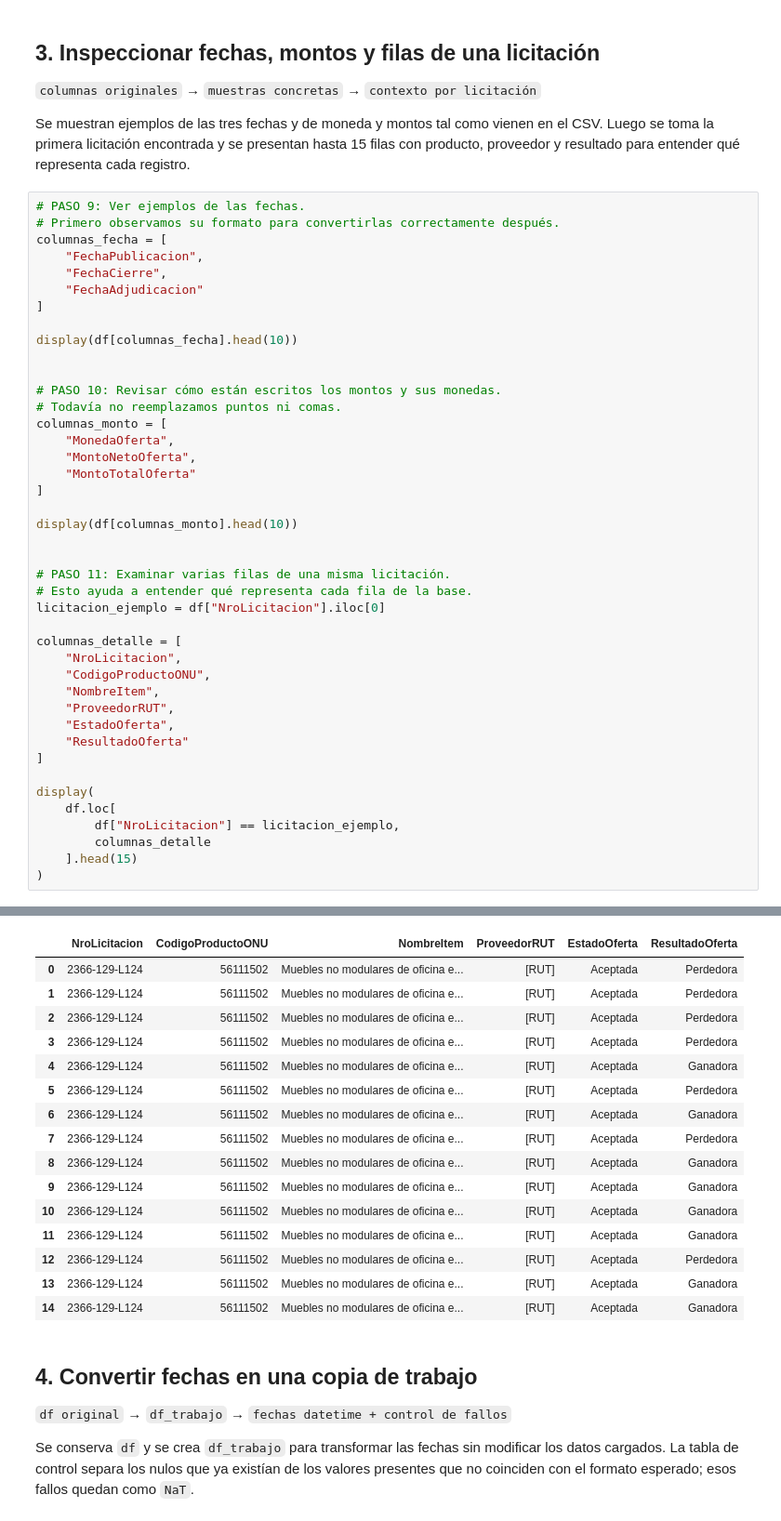
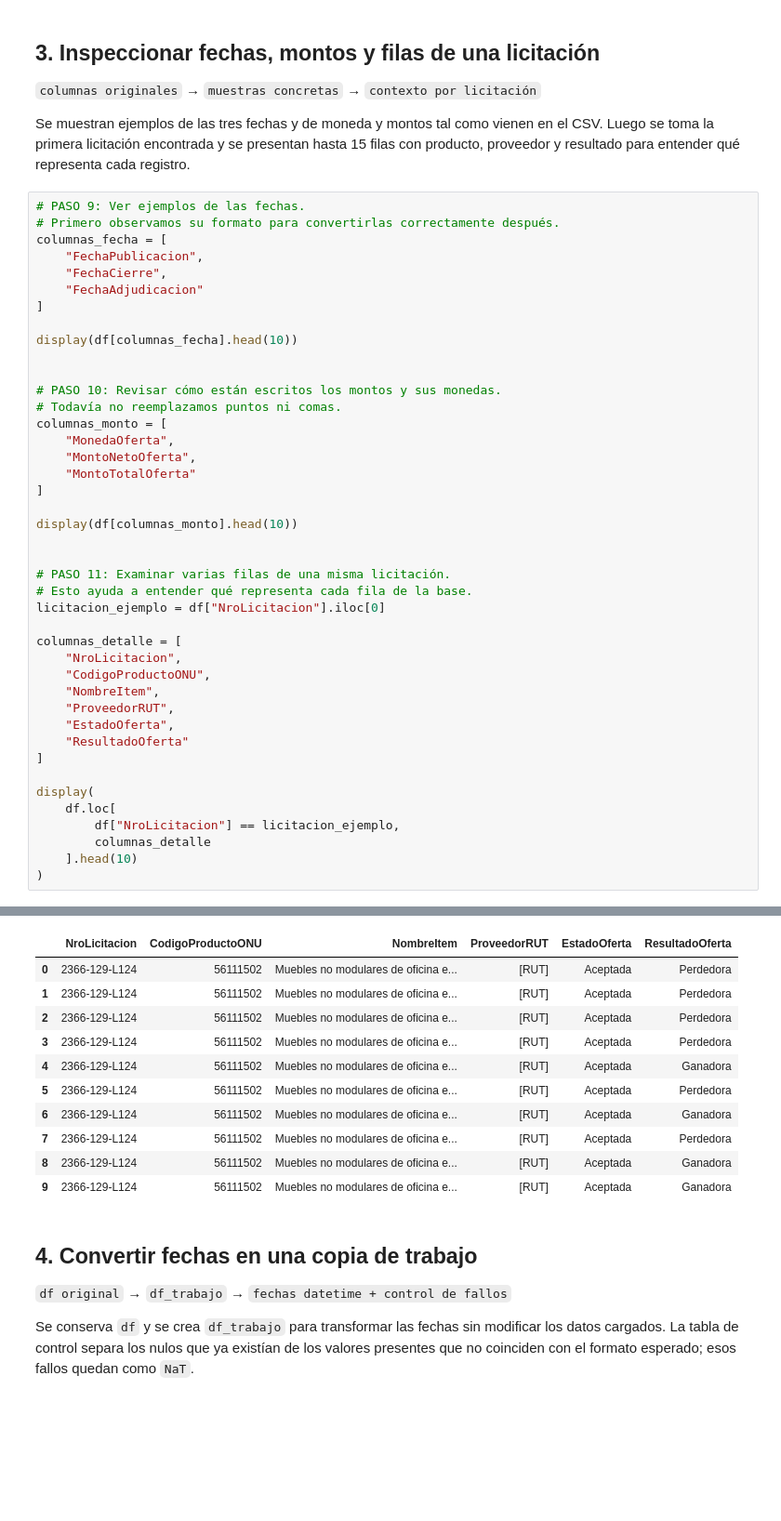
Before and after one commit to proyecto-grupo2-mcdi500/proyecto-grupo2-mcdi500, a Jupyter notebook: F2/F2_Preprocesamiento.ipynb, the cells around one changed output, grey strips where cells are left out. Shown at 93% size. Cells and saved outputs as stored; diff of their text form; blank space fills up the shorter version.

```diff
--- a/F2/F2_Preprocesamiento.ipynb
+++ b/F2/F2_Preprocesamiento.ipynb
@@ -200,7 +192,7 @@ display(
     df.loc[
         df["NroLicitacion"] == licitacion_ejemplo,
         columnas_detalle
-    ].head(15)
+    ].head(10)
 )
 # %% [output]
 |  | FechaPublicacion | FechaCierre | FechaAdjudicacion |
@@ -209,38 +201,33 @@ display(
 | 2 | 27-12-2024 11:07 | 07-01-2025 17:30 | 04-04-2025 14:58 |
 | 3 | 27-12-2024 11:07 | 07-01-2025 17:30 | 04-04-2025 14:58 |
 | 4 | 27-12-2024 11:07 | 07-01-2025 17:30 | 04-04-2025 14:58 |
 | 5 | 27-12-2024 11:07 | 07-01-2025 17:30 | 04-04-2025 14:58 |
 | 6 | 27-12-2024 11:07 | 07-01-2025 17:30 | 04-04-2025 14:58 |
 | 7 | 27-12-2024 11:07 | 07-01-2025 17:30 | 04-04-2025 14:58 |
 | 8 | 27-12-2024 11:07 | 07-01-2025 17:30 | 04-04-2025 14:58 |
 | 9 | 27-12-2024 11:07 | 07-01-2025 17:30 | 04-04-2025 14:58 |
 |  | MonedaOferta | MontoNetoOferta | MontoTotalOferta |
 | 0 | CLP | 115879 | 927032 |
 | 1 | CLP | 150000 | 750000 |
 | 2 | CLP | 465931 | 465931 |
 | 3 | CLP | 270000 | 270000 |
 | 4 | CLP | 295074 | 885222 |
 | 5 | CLP | 265000 | 265000 |
 | 6 | CLP | 199900 | 199900 |
 | 7 | CLP | 161308 | 322616 |
 | 8 | CLP | 79900 | 159800 |
 | 9 | CLP | 139900 | 139900 |
 |  | NroLicitacion | CodigoProductoONU | NombreItem | ProveedorRUT | EstadoOferta | ResultadoOferta |
 | 0 | 2366-129-L124 | 56111502 | Muebles no modulares de oficina e... | [RUT] | Aceptada | Perdedora |
 | 1 | 2366-129-L124 | 56111502 | Muebles no modulares de oficina e... | [RUT] | Aceptada | Perdedora |
 | 2 | 2366-129-L124 | 56111502 | Muebles no modulares de oficina e... | [RUT] | Aceptada | Perdedora |
 | 3 | 2366-129-L124 | 56111502 | Muebles no modulares de oficina e... | [RUT] | Aceptada | Perdedora |
 | 4 | 2366-129-L124 | 56111502 | Muebles no modulares de oficina e... | [RUT] | Aceptada | Ganadora |
 | 5 | 2366-129-L124 | 56111502 | Muebles no modulares de oficina e... | [RUT] | Aceptada | Perdedora |
 | 6 | 2366-129-L124 | 56111502 | Muebles no modulares de oficina e... | [RUT] | Aceptada | Ganadora |
 | 7 | 2366-129-L124 | 56111502 | Muebles no modulares de oficina e... | [RUT] | Aceptada | Perdedora |
 | 8 | 2366-129-L124 | 56111502 | Muebles no modulares de oficina e... | [RUT] | Aceptada | Ganadora |
 | 9 | 2366-129-L124 | 56111502 | Muebles no modulares de oficina e... | [RUT] | Aceptada | Ganadora |
-| 10 | 2366-129-L124 | 56111502 | Muebles no modulares de oficina e... | [RUT] | Aceptada | Ganadora |
-| 11 | 2366-129-L124 | 56111502 | Muebles no modulares de oficina e... | [RUT] | Aceptada | Ganadora |
-| 12 | 2366-129-L124 | 56111502 | Muebles no modulares de oficina e... | [RUT] | Aceptada | Perdedora |
-| 13 | 2366-129-L124 | 56111502 | Muebles no modulares de oficina e... | [RUT] | Aceptada | Ganadora |
-| 14 | 2366-129-L124 | 56111502 | Muebles no modulares de oficina e... | [RUT] | Aceptada | Ganadora |
 # %% [markdown]
 ## 4. Convertir fechas en una copia de trabajo
 
```
Also changed, not shown: parts of 6 cells of this notebook.
